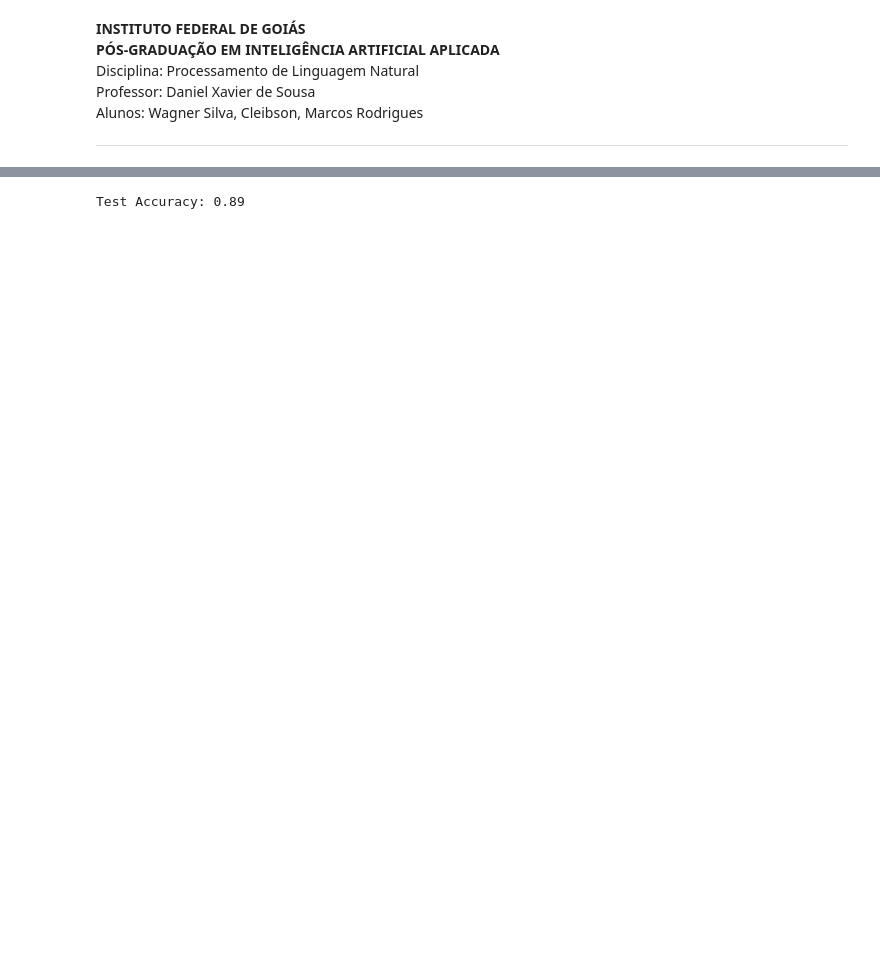
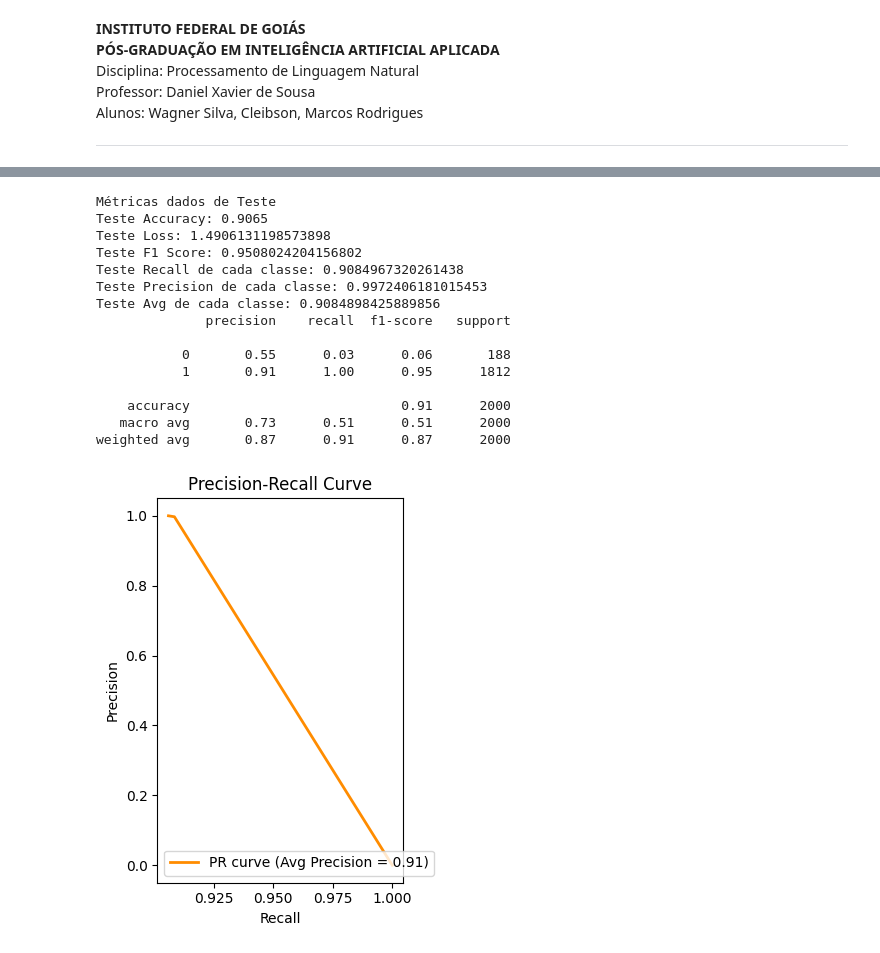
Before and after one commit to brugnaro2022/nlp, a Jupyter notebook: tlm_peq_fb1_mlp_buscape_pytorch.ipynb, the cells around one changed output, grey strips where cells are left out. Saved outputs shown, nothing was run; the diff lists cells and outputs as text; code cells hidden in the pictures; blank space fills up the shorter version.

```diff
--- a/tlm_peq_fb1_mlp_buscape_pytorch.ipynb
+++ b/tlm_peq_fb1_mlp_buscape_pytorch.ipynb
@@ -260,7 +269,51 @@ with torch.no_grad():
+# %%
+def plot_roc_curve(fpr, tpr, roc_auc):
+    plt.figure(figsize=(10, 5))
+    plt.subplot(1, 2, 1)
+    plt.plot(fpr, tpr, color='darkorange', lw=2, label=f'ROC curve (AUC = {roc_auc:.2f})')
+    plt.plot([0, 1], [0, 1], color='navy', lw=2, linestyle='--')
+    plt.xlim([0.0, 1.0])
+    plt.ylim([0.0, 1.05])
+    plt.xlabel('False Positive Rate')
+    plt.ylabel('True Positive Rate')
+    plt.title('Receiver Operating Characteristic')
+    plt.legend(loc='lower right')
+# %%
+def calculate_metrics(predictions, labels):
+    rounded_predictions = np.round(predictions.numpy())
+    precision, recall, _ = precision_recall_curve(labels, rounded_predictions)
+    avg_precision = average_precision_score(labels, rounded_predictions)
+
+    print("Métricas dados de Teste")
+    print("Teste Accuracy:", accuracy_score(labels, rounded_predictions))
+    print("Teste Loss:",log_loss(labels, rounded_predictions))
+    print("Teste F1 Score:", f1_score(labels, rounded_predictions))
+    print("Teste Recall de cada classe:", precision_score(labels, rounded_predictions))
+    print("Teste Precision de cada classe:", recall_score(labels, rounded_predictions))
+    print("Teste Avg de cada classe:", avg_precision)
+    print(classification_report(labels, rounded_predictions))
+
+    plot_precision_recall_curve(precision, recall, avg_precision)
+
+    fpr, tpr, _ = roc_curve(labels, rounded_predictions)
+    roc_auc = auc(fpr, tpr)
+    plot_roc_curve(fpr, tpr, roc_auc)
 # %%
-# Converte probabilidades para predições binárias
-rounded_predictions = np.round(test_predictions.numpy())
-accuracy = accuracy_score(test_labels, rounded_predictions)
-print("Test Accuracy:", accuracy)
+calculate_metrics(test_predictions, test_labels)
 # %% [output]
-Test Accuracy: 0.89
+Métricas dados de Teste
+Teste Accuracy: 0.9065
+Teste Loss: 1.4906131198573898
+Teste F1 Score: 0.9508024204156802
+Teste Recall de cada classe: 0.9084967320261438
+Teste Precision de cada classe: 0.9972406181015453
+Teste Avg de cada classe: 0.9084898425889856
+              precision    recall  f1-score   support
+
+           0       0.55      0.03      0.06       188
+           1       0.91      1.00      0.95      1812
+
+    accuracy                           0.91      2000
+   macro avg       0.73      0.51      0.51      2000
+weighted avg       0.87      0.91      0.87      2000
+[figure, added]
```
Also changed, not shown: parts of 20 cells of this notebook.
